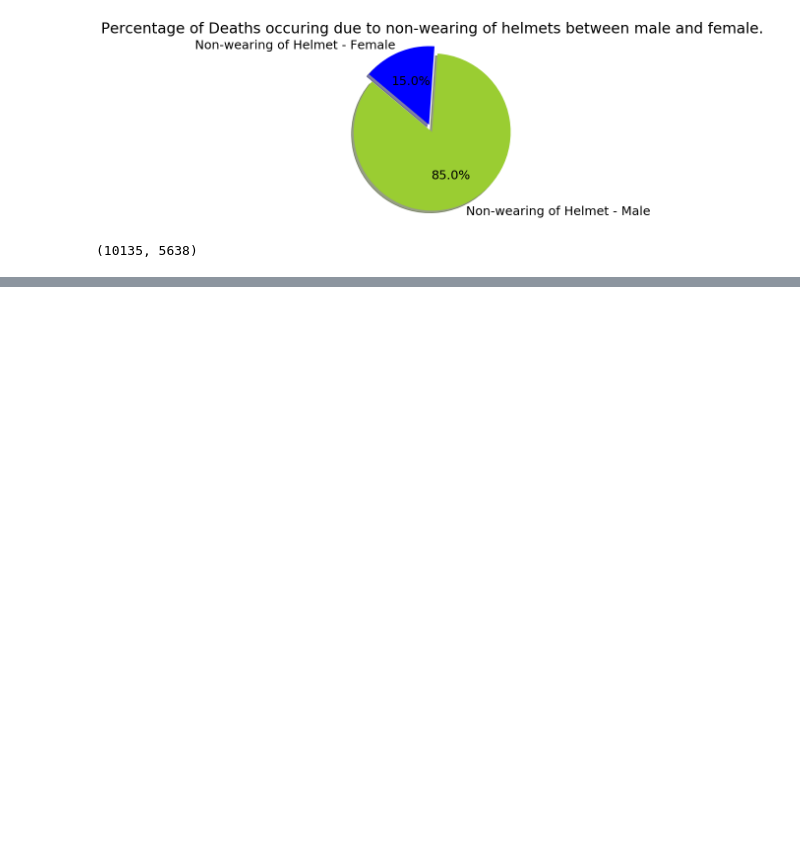
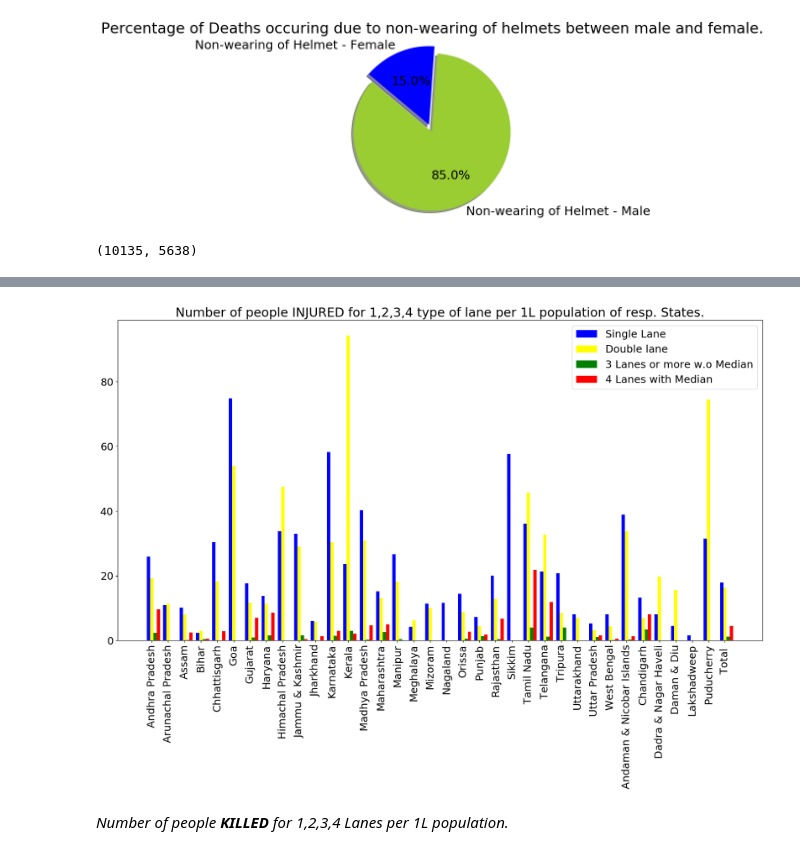
Before and after one commit to katreparitosh/Multi-Dimentional-Data-Analytics-of-Road-Accidents-in-India, a Jupyter notebook: Road-Accidents-Analysis.ipynb, the cells around one changed output, grey strips where cells are left out. Drawn from its saved outputs; the diff is of its cells as text; code cells hidden in the pictures; blank space fills up the shorter version.

```diff
--- a/Road-Accidents-Analysis.ipynb
+++ b/Road-Accidents-Analysis.ipynb
@@ -522,0 +605,26 @@ df4.head(2)
+# %%
+singleInjured = df4['Single Lane - Injured - 2014 per 1L people']
+twoInjured = df4['Two Lanes - Injured - 2014 per 1L people']
+threeInjured = df4['3 Lanes or more w.o Median - Injured - 2014 per 1L people']
+fourInjured = df4['4 Lanes with Median - Injured - 2014 per 1L people']
+# %%
+plt.figure(figsize=(20,10))
+plt.rcParams.update({'font.size':18})
+
+plt.bar(UT-0.2, singleInjured, width=0.2, color='b',
+        align='center',label='Single Lane')
+plt.bar(UT, twoInjured, width=0.2, color='yellow',
+        align='center',label='Double lane')
+plt.bar(UT+0.2, threeInjured, width=0.2, color='g',
+        align='center',label='3 Lanes or more w.o Median')
+plt.bar(UT+0.4, fourInjured, width=0.2, color='red',
+        align='center',label='4 Lanes with Median')
+
+plt.xticks(UT, df4['State/UT'], rotation='vertical')
+plt.title("Number of people INJURED for 1,2,3,4 type of lane per 1L population of resp. States.")
+plt.legend(loc = "best")
+plt.show()
+# %% [output]
+[figure, added]
+# %% [markdown]
+*Number of people **KILLED** for 1,2,3,4 Lanes per 1L  population.*
```
Also changed, not shown: parts of 37 cells of this notebook.
